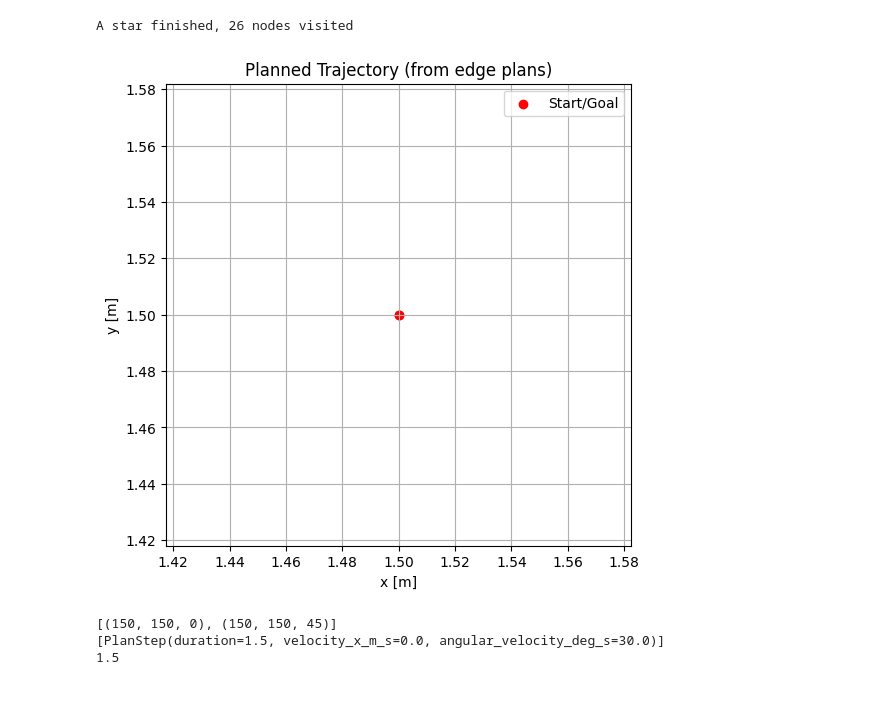
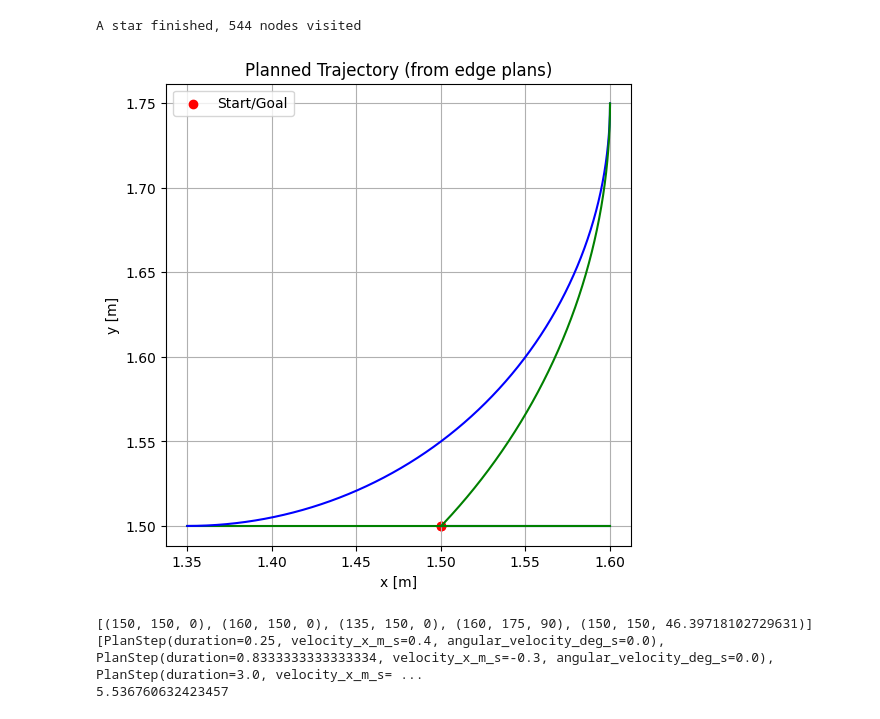
Before and after one commit to guillaumeboniface/duckietown-lx, a Jupyter notebook: planning/notebooks/02-Path-Planner/test_planning.ipynb, the cells around one changed output. Cells and saved outputs as stored; diff of their text form; code cells hidden in the pictures.

```diff
--- a/planning/notebooks/02-Path-Planner/test_planning.ipynb
+++ b/planning/notebooks/02-Path-Planner/test_planning.ipynb
@@ -1,5 +1,6 @@
 # %%
 from planning.planner import connect_poses_with_curvature, pose_to_node, node_to_pose, plan_from_path, a_star, create_graph, add_edges
+from planning.timed_env import TimedEnv
 import networkx as nx
 import matplotlib.pyplot as plt
 from aido_schemas import Context, FriendlyPose
@@ -44,7 +45,7 @@ ps = PlanningSetup(
             max_linear_velocity_m_s=0.4,
             min_linear_velocity_m_s=-0.3,
             max_angular_velocity_deg_s=30.0,
-            max_curvature=math.inf,
+            max_curvature=4.0,
             tolerance_xy_m=0.05,
             tolerance_theta_deg=20.0,
             environment=environment,
@@ -54,6 +55,8 @@ ps = PlanningSetup(
 
 start = FriendlyPose(1.5, 1.5, 0.0)
 goal = FriendlyPose(1.1, 1.05, 0.0)
+
+t_env = TimedEnv(ps.environment, 0.3)
 # %% [output]
 DEBUG:commons:version: 6.2.4 *
 DEBUG:typing:version: 6.2.3
@@ -237,21 +240,21 @@ A star finished, 103 nodes visited
 # %%
 # Problem 9
 start = FriendlyPose(1.5, 1.5, 0)
 goal = FriendlyPose(1.5, 1.5, 45)
-plan, path = a_star(ps, start, goal)
+plan, path = a_star(ps, start, goal, t_env)
 
 if plan is not None:
     plot_trajectory_from_path(plan, path)
 
 print(path)
 print(plan)
 print(sum([step.duration for step in plan]))
 # %% [output]
-A star finished, 26 nodes visited
+A star finished, 544 nodes visited
-[figure, old version]
+[figure, new version]
-[(150, 150, 0), (150, 150, 45)]
-[PlanStep(duration=1.5, velocity_x_m_s=0.0, angular_velocity_deg_s=30.0)]
-1.5
+[(150, 150, 0), (160, 150, 0), (135, 150, 0), (160, 175, 90), (150, 150, 46.39718102729631)]
+[PlanStep(duration=0.25, velocity_x_m_s=0.4, angular_velocity_deg_s=0.0), PlanStep(duration=0.8333333333333334, velocity_x_m_s=-0.3, angular_velocity_deg_s=0.0), PlanStep(duration=3.0, velocity_x_m_s= ...
+5.536760632423457
 # %%
 # Problem 20
 start = FriendlyPose(1.5, 1.5, 0)
```
Also changed, not shown: parts of 7 cells of this notebook, 1 other file.
